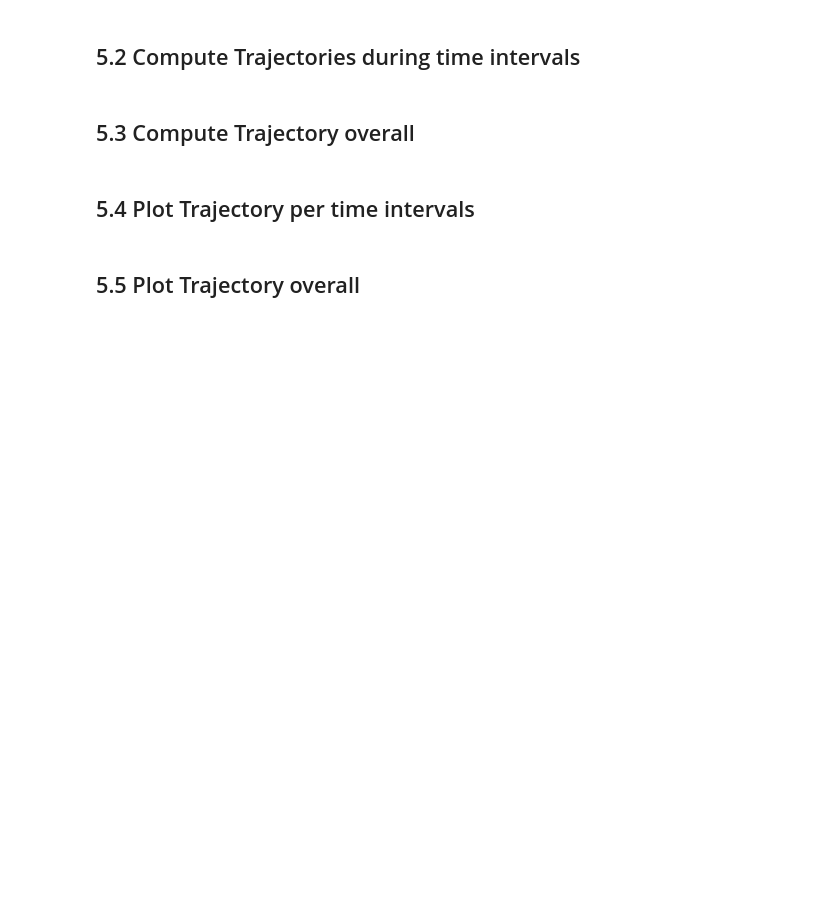
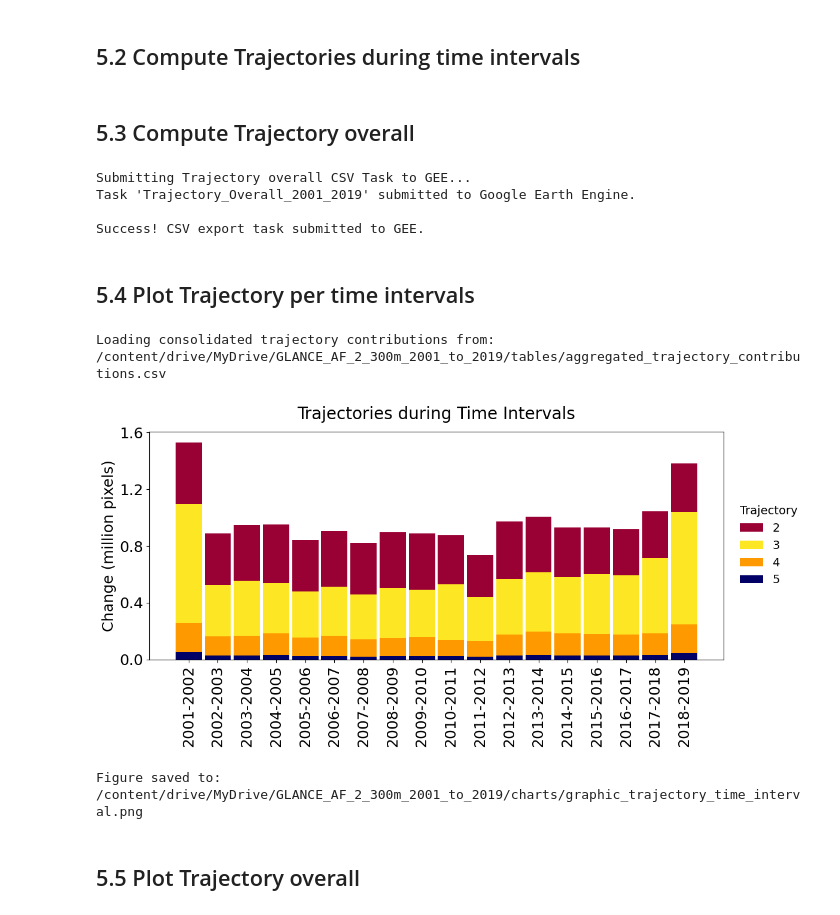
Before and after one commit to antoniovfonseca/agentic-ai-global-lulc, a Jupyter notebook: notebooks/quest-gee.ipynb, the cells around one changed output. Cells and saved outputs as stored; diff of their text form; code cells hidden in the pictures; blank space fills up the shorter version.

Commit message:
notebook updated until trajectory time interval section

```diff
--- a/notebooks/quest-gee.ipynb
+++ b/notebooks/quest-gee.ipynb
@@ -264,9 +249,15 @@ print("Submitting Trajectory overall CSV Task to GEE...")
 trajectory_overall_task = utils.export_trajectory_overall_csv_gee(
     year_list=years_to_process,
     drive_folder=folder_name,
-    scale=spatial_resolution
+    scale=spatial_resolution,
+    full_year_list=years_to_process
 )
 
 print("\nSuccess! CSV export task submitted to GEE.")
+# %% [output]
+Submitting Trajectory overall CSV Task to GEE...
+Task 'Trajectory_Overall_2001_2019' submitted to Google Earth Engine.
+
+Success! CSV export task submitted to GEE.
 # %% [markdown]
 ## 5.4 Plot Trajectory per time intervals
@@ -298,2 +264,14 @@ except FileNotFoundError:
+# %%
+# Plot trajectories per time interval from Drive CSVs
+importlib.reload(utils)
+
+utils.plot_trajectory_contributions(
+    input_dir=base_drive_dir,
+    output_dir=base_drive_dir
+)
+# %% [output]
+Loading consolidated trajectory contributions from: /content/drive/MyDrive/GLANCE_AF_2_300m_2001_to_2019/tables/aggregated_trajectory_contributions.csv
+[figure, added]
+Figure saved to: /content/drive/MyDrive/GLANCE_AF_2_300m_2001_to_2019/charts/graphic_trajectory_time_interval.png
 # %% [markdown]
 ## 5.5 Plot Trajectory overall
```
Also changed, not shown: parts of 10 cells of this notebook.
